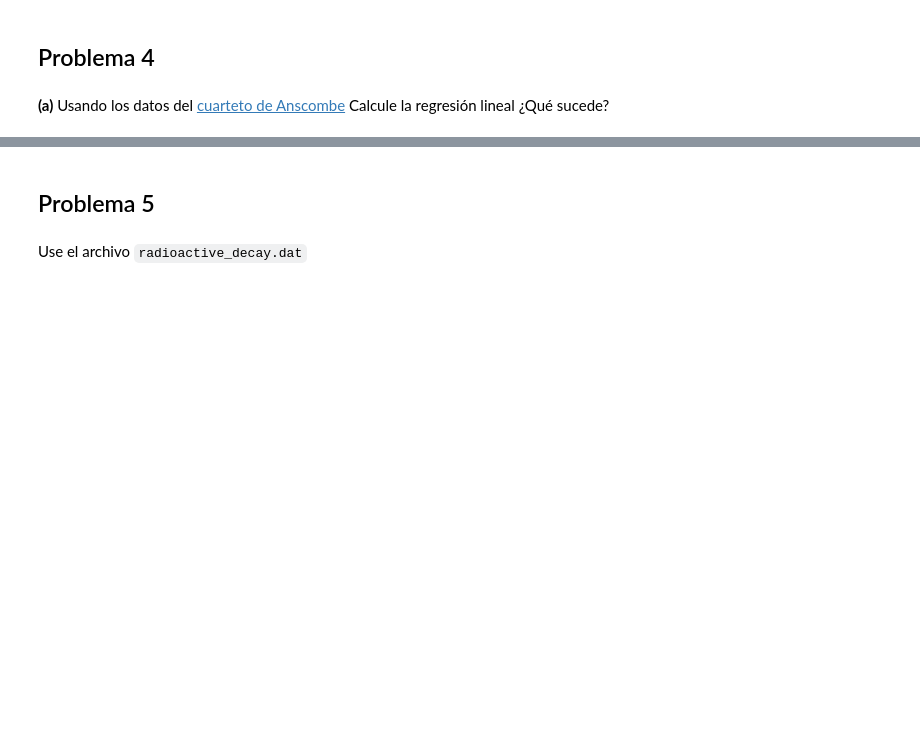
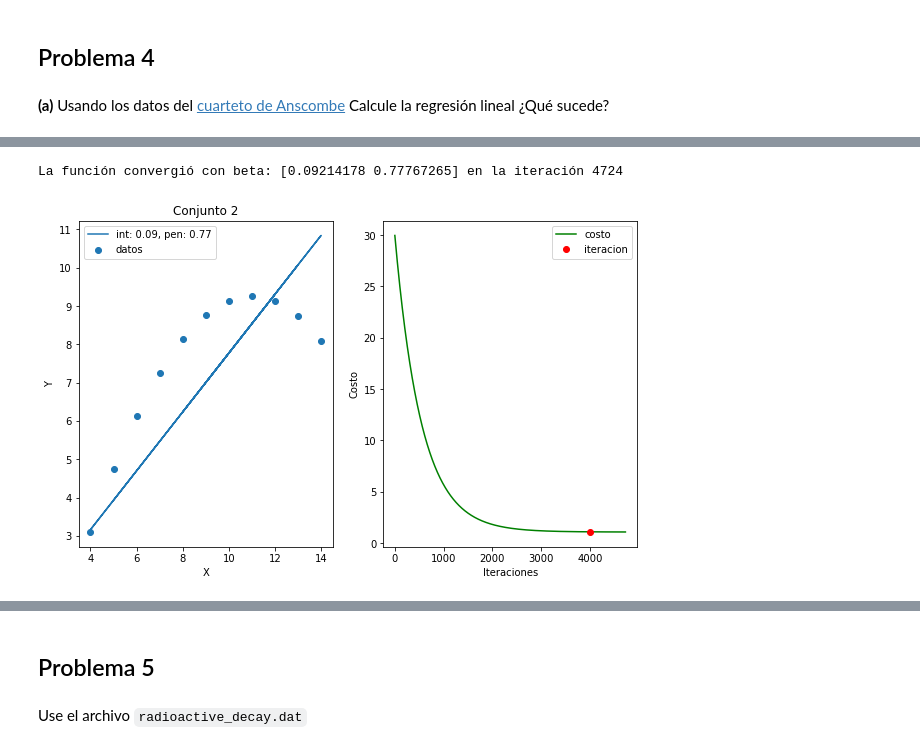
Before and after one commit to jesusigarmor/Matematicas-computacionales-fall2020, a Jupyter notebook: alumnos/RicardoMendezB/CurveFitting_tarea.ipynb, the cells around one changed output, grey strips where cells are left out. Saved outputs shown, nothing was run; the diff lists cells and outputs as text; code cells hidden in the pictures; blank space fills up the shorter version.

```diff
--- a/alumnos/RicardoMendezB/CurveFitting_tarea.ipynb
+++ b/alumnos/RicardoMendezB/CurveFitting_tarea.ipynb
@@ -60,0 +244,8 @@ Entrenar una regresión lineal. Grafique los datos y el mejor modelo. Explique c
+# %%
+#Cuarteto 2
+r = RegresionLineal(alpha=0.00001, max_iters=10000000, tols=0.00001)
+r.gradientDescent(C2x, C2y)
+plotModelo(C2x,C2y, r, 4000,'Conjunto 2')
+# %% [output]
+La función convergió con beta: [0.09214178 0.77767265] en la iteración 4724
+[figure, added]
```
Also changed, not shown: parts of 22 cells of this notebook, 4 other files.
